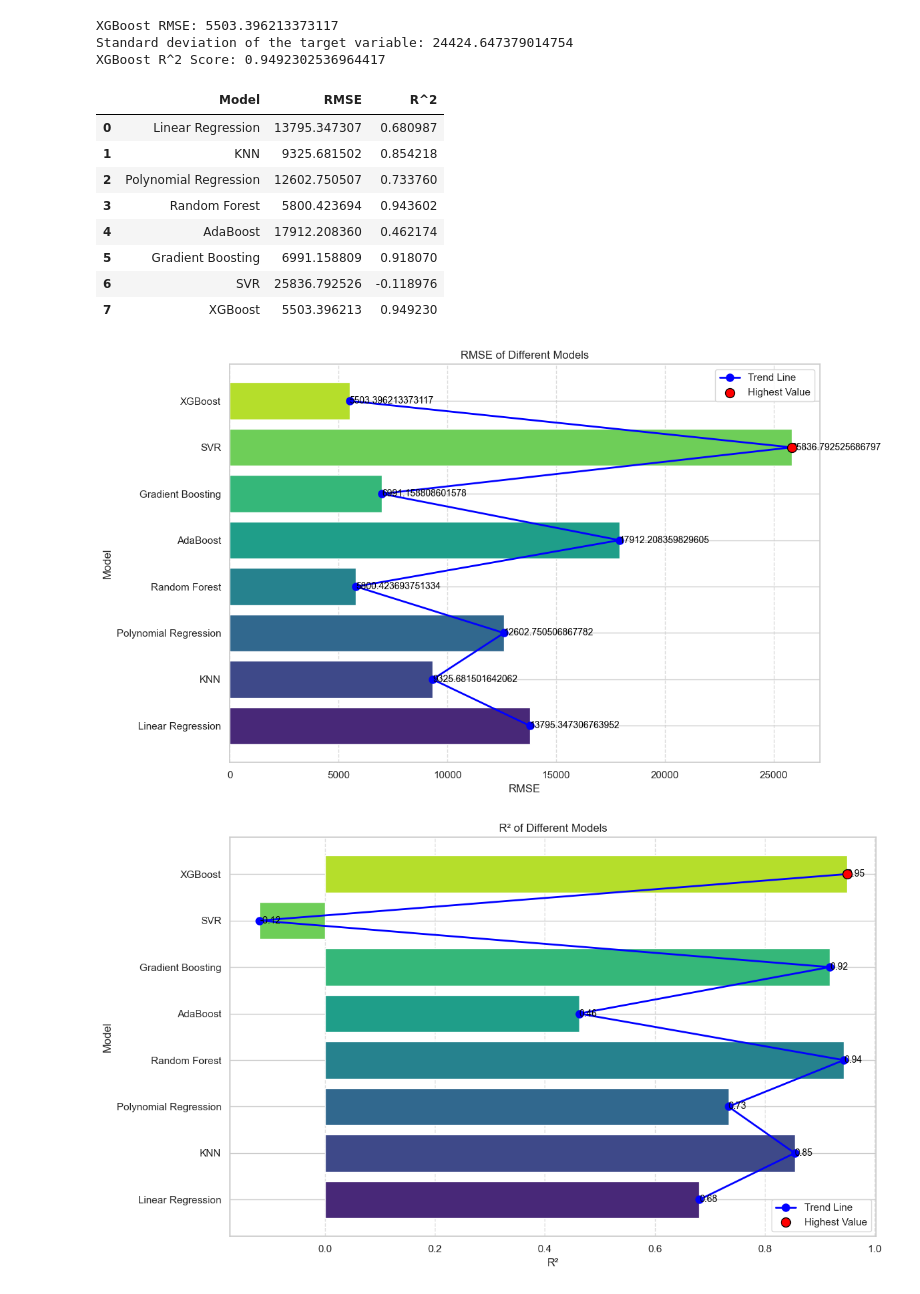
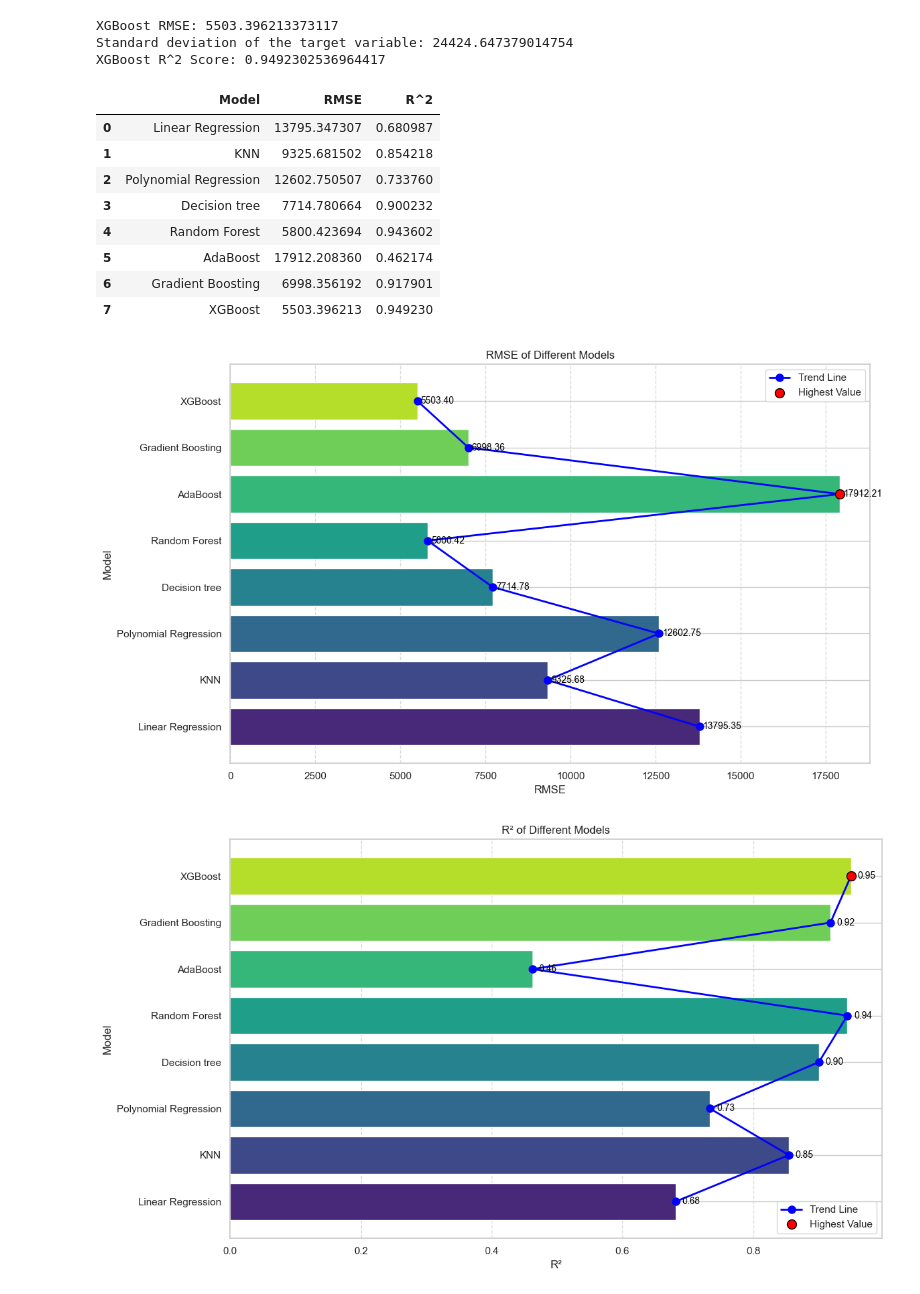
Before and after one commit to Vahsir7/EDA, a Jupyter notebook: mobile_sales/price_prediction.ipynb, the cells around one changed output. Cells and saved outputs as stored; diff of their text form; code cells hidden in the pictures.

Commit message:
add decision tree

```diff
--- a/mobile_sales/price_prediction.ipynb
+++ b/mobile_sales/price_prediction.ipynb
@@ -187,0 +191,13 @@ Polynomial Regression R^2 Score: 0.7337595292508317
+# %%
+dt = DecisionTreeRegressor(random_state=42)
+dt.fit(X_train, y_train)
+
+y_pred_dt = dt.predict(X_test)
+
+mse_dt = mean_squared_error(y_test, y_pred_dt)
+r2_dt = r2_score(y_test, y_pred_dt)
+rmse_dt = np.sqrt(mse_dt)
+
+print(f'Decision Tree Root Mean Squared Error: {rmse_dt}')
+print(f'Decision Tree Standard deviation of the target variable: {np.std(y_test)}')
+print(f'Decision Tree R^2 Score: {r2_dt}')
@@ -252,19 +269,0 @@ Gradient Boosting R^2 Score: 0.9180702310588562
-# %%
-from sklearn.svm import SVR
-
-# Initialize and fit the model
-svr = SVR(kernel='rbf')
-svr.fit(X_train, y_train)
-
-# Make predictions
-y_pred_svr = svr.predict(X_test)
-
-# Calculate metrics
-mse_svr = mean_squared_error(y_test, y_pred_svr)
-r2_svr = r2_score(y_test, y_pred_svr)
-rmse_svr = np.sqrt(mse_svr)
-
-# Print results
-print(f'SVR RMSE: {rmse_svr}')
-print(f'Standard deviation of the target variable: {np.std(y_test)}')
-print(f'SVR R^2 Score: {r2_svr}')
@@ -312,9 +307,9 @@ Standard deviation of the target variable: 24424.647379014754
 XGBoost R^2 Score: 0.9492302536964417
 # %%
 ml_models = pd.DataFrame({
-    'Model': ['Linear Regression', 'KNN', 'Polynomial Regression', 'Random Forest', 'AdaBoost', 'Gradient Boosting', 'SVR', 'XGBoost'],
-    'RMSE': [rmse, rmse_knn, rmse_poly, rmse_rf, rmse_ada, rmse_gbr, rmse_svr, rmse_xgb],
-    'R^2': [r2, r2_knn, r2_poly, r2_rf, r2_ada, r2_gbr, r2_svr, r2_xgb]
+    'Model': ['Linear Regression', 'KNN', 'Polynomial Regression','Decision tree', 'Random Forest', 'AdaBoost', 'Gradient Boosting', 'XGBoost'],
+    'RMSE': [rmse, rmse_knn, rmse_poly,rmse_dt, rmse_rf, rmse_ada, rmse_gbr, rmse_xgb],
+    'R^2': [r2, r2_knn, r2_poly, r2_dt, r2_rf, r2_ada, r2_gbr, r2_xgb]
 })
 ml_models
 # %% [output]
@@ -322,10 +317,10 @@ ml_models
 | 0 | Linear Regression | 13795.347307 | 0.680987 |
 | 1 | KNN | 9325.681502 | 0.854218 |
 | 2 | Polynomial Regression | 12602.750507 | 0.733760 |
-| 3 | Random Forest | 5800.423694 | 0.943602 |
-| 4 | AdaBoost | 17912.208360 | 0.462174 |
-| 5 | Gradient Boosting | 6991.158809 | 0.918070 |
-| 6 | SVR | 25836.792526 | -0.118976 |
+| 3 | Decision tree | 7714.780664 | 0.900232 |
+| 4 | Random Forest | 5800.423694 | 0.943602 |
+| 5 | AdaBoost | 17912.208360 | 0.462174 |
+| 6 | Gradient Boosting | 6998.356192 | 0.917901 |
 | 7 | XGBoost | 5503.396213 | 0.949230 |
 # %%
 # Set the style for seaborn
@@ -350,7 +345,7 @@ plt.grid(axis='x', linestyle='--', alpha=0.7)
 
 # Add value labels on the bars
 for bar in bars:
-    plt.text(bar.get_width(), bar.get_y() + bar.get_height() / 2, f'{bar.get_width()}', va='center', ha='left', fontsize=10, color='black')
+    plt.text(bar.get_width()+100, bar.get_y() + bar.get_height() / 2, f'{bar.get_width():.2f}', va='center', ha='left', fontsize=10, color='black')
 
 # Mark the highest value
 max_value = ml_models['RMSE'].max()
@@ -368,7 +363,7 @@ plt.ylabel('Model')
 plt.tight_layout()
 plt.show()
 # %% [output]
-[figure, old version]
+[figure, new version]
 # %%
 # Set the style for seaborn
 sns.set_theme(style="whitegrid")
@@ -382,32 +377,32 @@ plt.title('R² of Different Models')
 # Create the horizontal bar plot with a custom color palette
 custom_palette = sns.color_palette("viridis", len(ml_models))
 bars = plt.barh(ml_models['Model'], ml_models['R^2'], color=custom_palette)
 
 # Add a trend line
 x = np.arange(len(ml_models))
 plt.plot(ml_models['R^2'], x, color='blue', marker='o', linestyle='-', linewidth=2, markersize=8, label='Trend Line')
 
 # Add grid lines for better readability
 plt.grid(axis='x', linestyle='--', alpha=0.7)
 
 # Add value labels on the bars
 for bar in bars:
-    plt.text(bar.get_width(), bar.get_y() + bar.get_height() / 2, f'{bar.get_width():.2f}', va='center', ha='left', fontsize=10, color='black')
+    plt.text(bar.get_width()+0.01, bar.get_y() + bar.get_height() / 2, f'{bar.get_width():.2f}', va='center', ha='left', fontsize=10, color='black')
 
 # Mark the highest value
 max_value = ml_models['R^2'].max()
 max_index = ml_models['Model'][ml_models['R^2'].idxmax()]
 plt.scatter(max_value, ml_models['Model'][ml_models['R^2'].idxmax()], color='red', s=100, edgecolor='black', zorder=5, label='Highest Value')
 
 # Add a legend
 plt.legend()
 
 # Customize x-axis and y-axis labels
 plt.xlabel('R²')
 plt.ylabel('Model')
 
 # Show the plot
 plt.tight_layout()
 plt.show()
 # %% [output]
-[figure, old version]
+[figure, new version]
```
Also changed, not shown: parts of 6 cells of this notebook, 1 other file.
